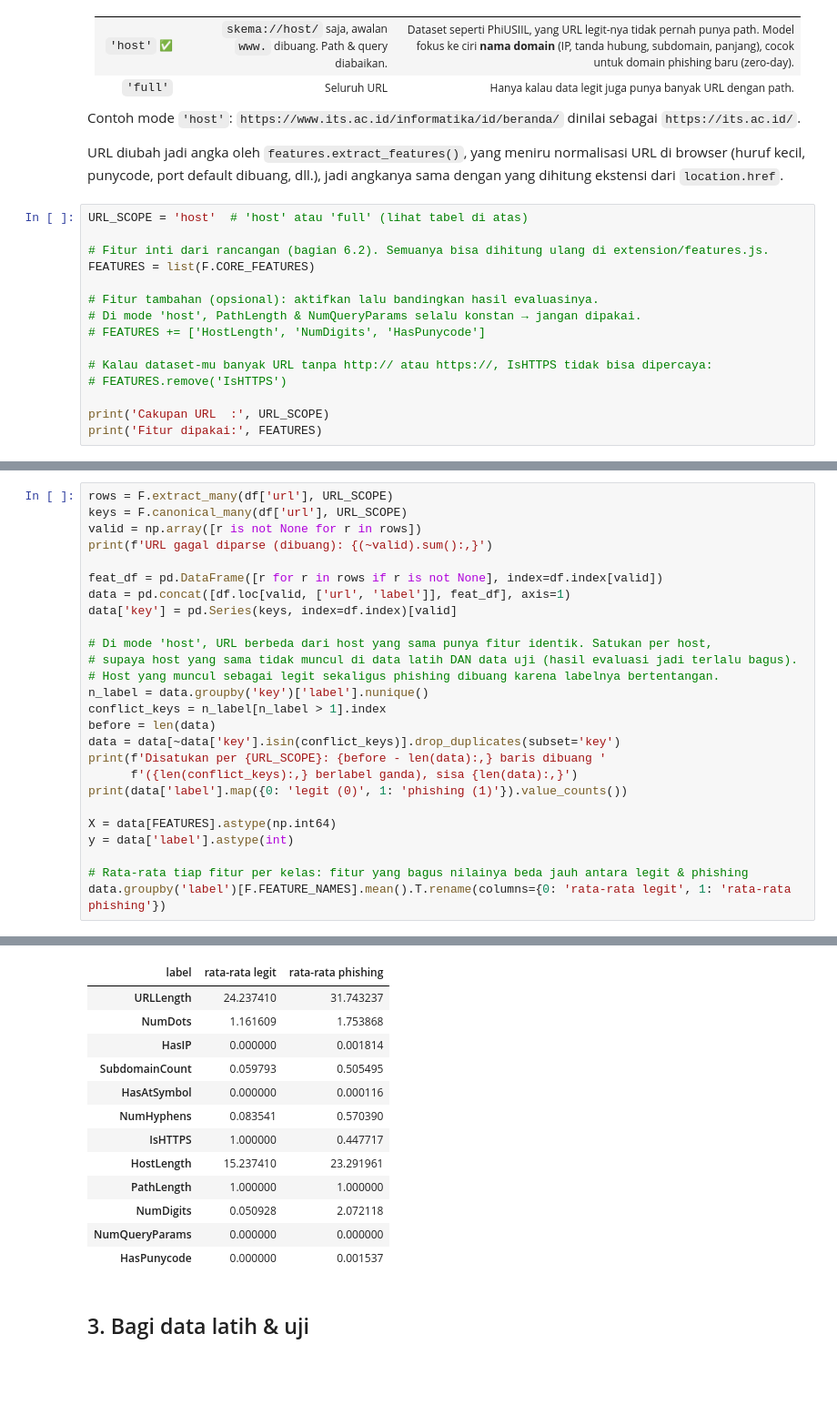
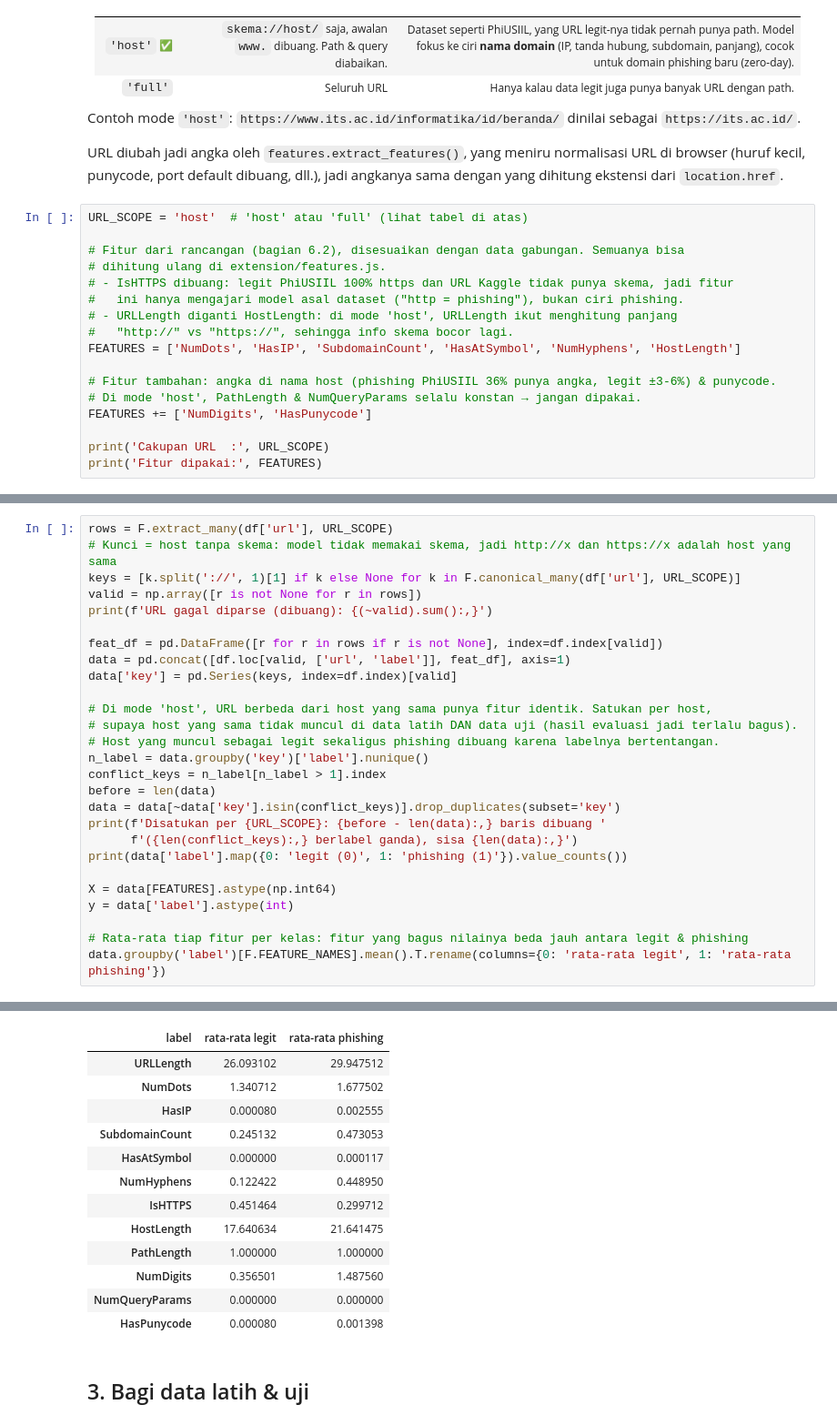
Before and after one commit to Muzidha/Phising-alert, a Jupyter notebook: ml/train.ipynb, the cells around one changed output, grey strips where cells are left out. Shown at 91% size. Saved outputs shown, nothing was run; the diff lists cells and outputs as text; blank space fills up the shorter version.

```diff
--- a/ml/train.ipynb
+++ b/ml/train.ipynb
@@ -124,15 +151,17 @@ URL diubah jadi angka oleh `features.extract_features()`, yang meniru normalisas
 # %%
 URL_SCOPE = 'host'  # 'host' atau 'full' (lihat tabel di atas)
 
-# Fitur inti dari rancangan (bagian 6.2). Semuanya bisa dihitung ulang di extension/features.js.
-FEATURES = list(F.CORE_FEATURES)
+# Fitur dari rancangan (bagian 6.2), disesuaikan dengan data gabungan. Semuanya bisa
+# dihitung ulang di extension/features.js.
+# - IsHTTPS dibuang: legit PhiUSIIL 100% https dan URL Kaggle tidak punya skema, jadi fitur
+#   ini hanya mengajari model asal dataset ("http = phishing"), bukan ciri phishing.
+# - URLLength diganti HostLength: di mode 'host', URLLength ikut menghitung panjang
+#   "http://" vs "https://", sehingga info skema bocor lagi.
+FEATURES = ['NumDots', 'HasIP', 'SubdomainCount', 'HasAtSymbol', 'NumHyphens', 'HostLength']
 
-# Fitur tambahan (opsional): aktifkan lalu bandingkan hasil evaluasinya.
+# Fitur tambahan: angka di nama host (phishing PhiUSIIL 36% punya angka, legit ±3-6%) & punycode.
 # Di mode 'host', PathLength & NumQueryParams selalu konstan → jangan dipakai.
-# FEATURES += ['HostLength', 'NumDigits', 'HasPunycode']
-
-# Kalau dataset-mu banyak URL tanpa http:// atau https://, IsHTTPS tidak bisa dipercaya:
-# FEATURES.remove('IsHTTPS')
+FEATURES += ['NumDigits', 'HasPunycode']
 
 print('Cakupan URL  :', URL_SCOPE)
 print('Fitur dipakai:', FEATURES)
@@ -142,6 +171,7 @@ Fitur dipakai: ['URLLength', 'NumDots', 'HasIP', 'SubdomainCount', 'HasAtSymbol'
 # %%
 rows = F.extract_many(df['url'], URL_SCOPE)
-keys = F.canonical_many(df['url'], URL_SCOPE)
+# Kunci = host tanpa skema: model tidak memakai skema, jadi http://x dan https://x adalah host yang sama
+keys = [k.split('://', 1)[1] if k else None for k in F.canonical_many(df['url'], URL_SCOPE)]
 valid = np.array([r is not None for r in rows])
 print(f'URL gagal diparse (dibuang): {(~valid).sum():,}')
 
@@ -174,17 +204,17 @@ phishing (1)     86539
 Name: count, dtype: int64
 | label | rata-rata legit | rata-rata phishing |
-| URLLength | 24.237410 | 31.743237 |
-| NumDots | 1.161609 | 1.753868 |
-| HasIP | 0.000000 | 0.001814 |
-| SubdomainCount | 0.059793 | 0.505495 |
-| HasAtSymbol | 0.000000 | 0.000116 |
-| NumHyphens | 0.083541 | 0.570390 |
-| IsHTTPS | 1.000000 | 0.447717 |
-| HostLength | 15.237410 | 23.291961 |
+| URLLength | 26.093102 | 29.947512 |
+| NumDots | 1.340712 | 1.677502 |
+| HasIP | 0.000080 | 0.002555 |
+| SubdomainCount | 0.245132 | 0.473053 |
+| HasAtSymbol | 0.000000 | 0.000117 |
+| NumHyphens | 0.122422 | 0.448950 |
+| IsHTTPS | 0.451464 | 0.299712 |
+| HostLength | 17.640634 | 21.641475 |
 | PathLength | 1.000000 | 1.000000 |
-| NumDigits | 0.050928 | 2.072118 |
+| NumDigits | 0.356501 | 1.487560 |
 | NumQueryParams | 0.000000 | 0.000000 |
-| HasPunycode | 0.000000 | 0.001537 |
+| HasPunycode | 0.000080 | 0.001398 |
 # %% [markdown]
 ## 3. Bagi data latih & uji
 # %%
```
Also changed, not shown: parts of 19 cells of this notebook, 9 other files.
